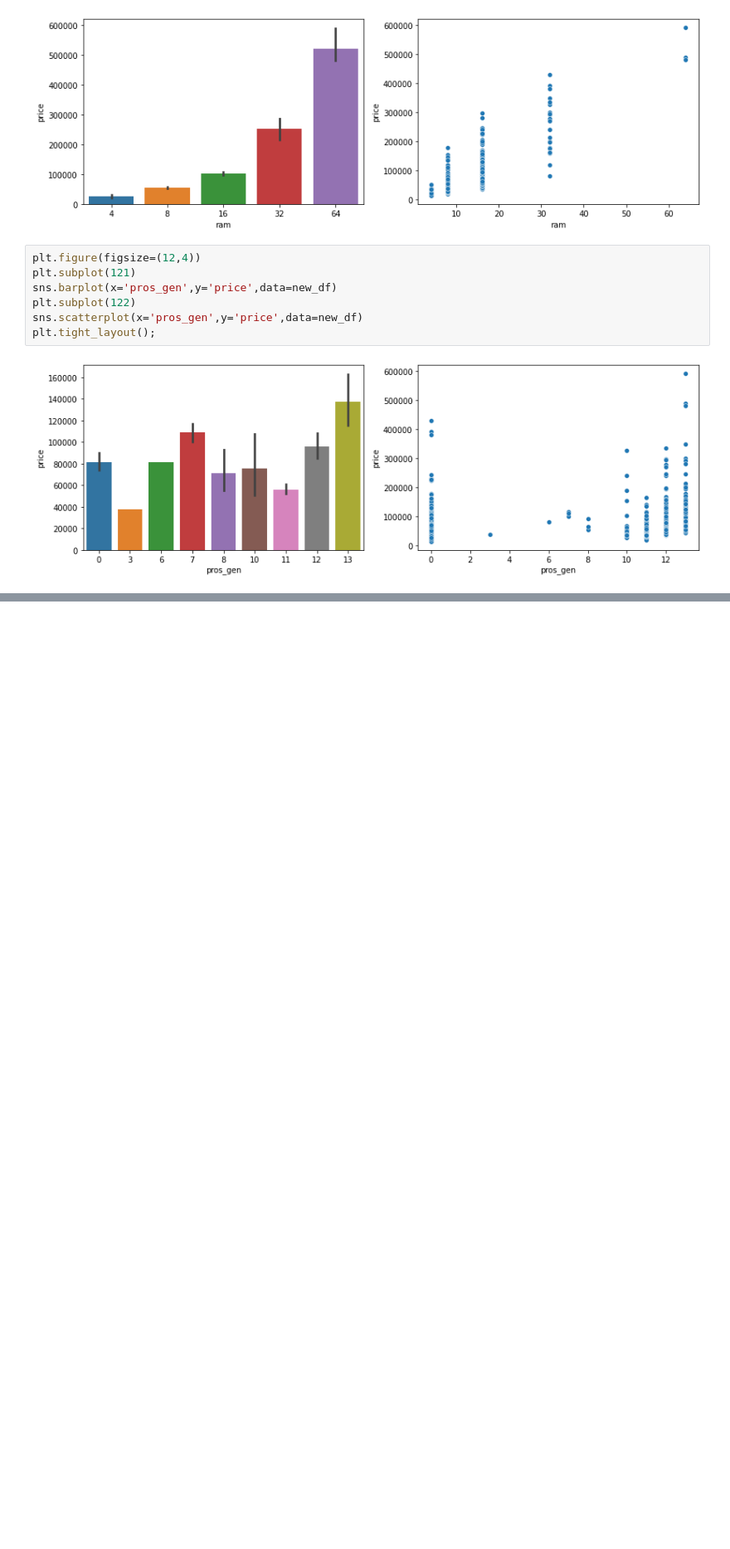
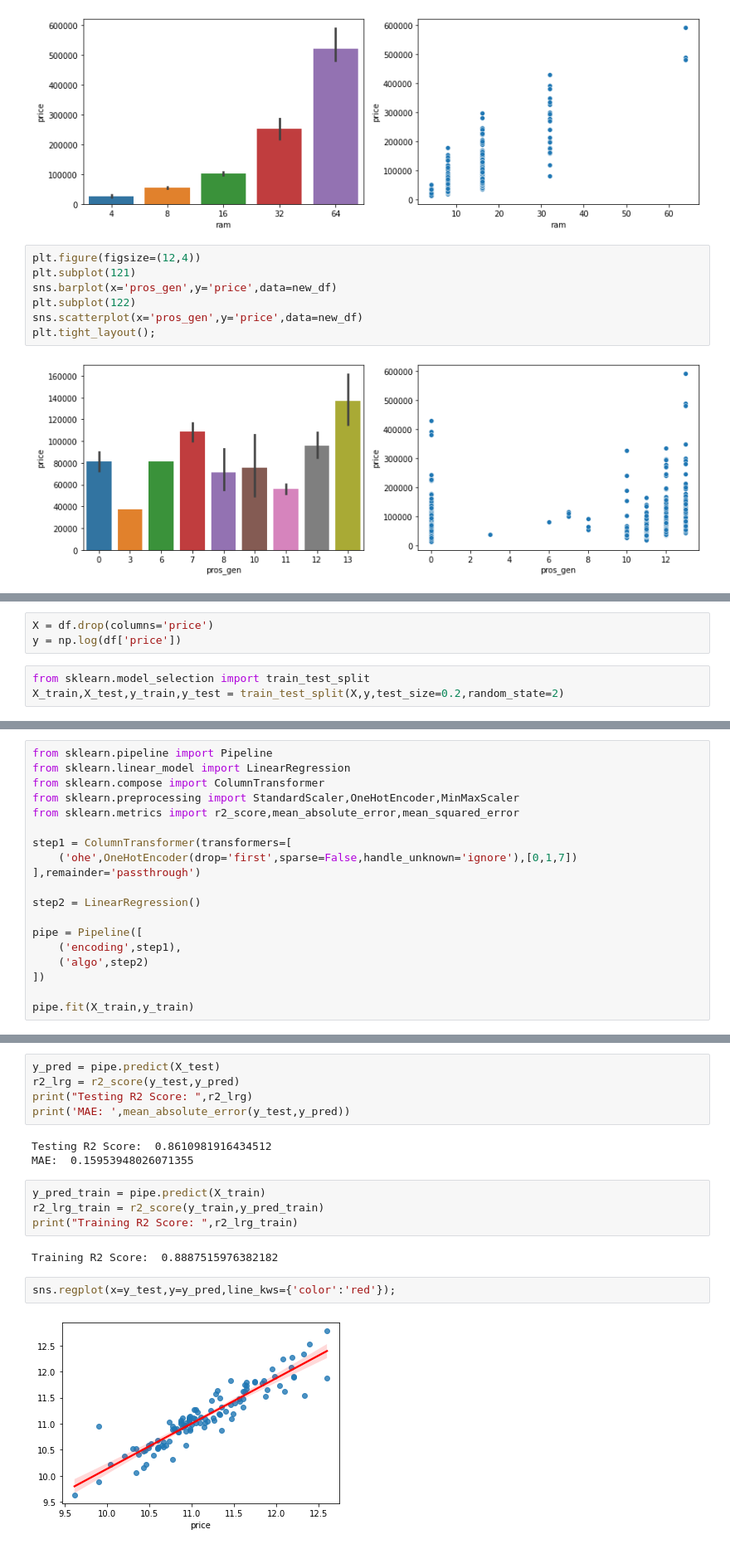
Before and after one commit to jeniljani-4444/End-to-End-Laptop-Price-Prediction, a Jupyter notebook: Flipkart Laptop Price Prediction.ipynb, the cells around one changed output, grey strips where cells are left out. Shown at 83% size. Saved outputs shown, nothing was run; the diff lists cells and outputs as text; blank space fills up the shorter version.

```diff
--- a/Flipkart Laptop Price Prediction.ipynb
+++ b/Flipkart Laptop Price Prediction.ipynb
@@ -334,0 +337,6 @@ plt.tight_layout();
+# %%
+X = df.drop(columns='price')
+y = np.log(df['price'])
+# %%
+from sklearn.model_selection import train_test_split
+X_train,X_test,y_train,y_test = train_test_split(X,y,test_size=0.2,random_state=2)
@@ -334,0 +360,19 @@ plt.tight_layout();
+# %%
+from sklearn.pipeline import Pipeline
+from sklearn.linear_model import LinearRegression
+from sklearn.compose import ColumnTransformer
+from sklearn.preprocessing import StandardScaler,OneHotEncoder,MinMaxScaler
+from sklearn.metrics import r2_score,mean_absolute_error,mean_squared_error
+
+step1 = ColumnTransformer(transformers=[
+    ('ohe',OneHotEncoder(drop='first',sparse=False,handle_unknown='ignore'),[0,1,7])
+],remainder='passthrough')
+
+step2 = LinearRegression()
+
+pipe = Pipeline([
+    ('encoding',step1),
+    ('algo',step2)
+])
+
+pipe.fit(X_train,y_train)
@@ -334,0 +388,18 @@ plt.tight_layout();
+# %%
+y_pred = pipe.predict(X_test)
+r2_lrg = r2_score(y_test,y_pred)
+print("Testing R2 Score: ",r2_lrg)
+print('MAE: ',mean_absolute_error(y_test,y_pred))
+# %% [output]
+Testing R2 Score:  0.8610981916434512
+MAE:  0.15953948026071355
+# %%
+y_pred_train = pipe.predict(X_train)
+r2_lrg_train = r2_score(y_train,y_pred_train)
+print("Training R2 Score: ",r2_lrg_train)
+# %% [output]
+Training R2 Score:  0.8887515976382182
+# %%
+sns.regplot(x=y_test,y=y_pred,line_kws={'color':'red'});
+# %% [output]
+[figure, added]
```
Also changed, not shown: parts of 6 cells of this notebook.
